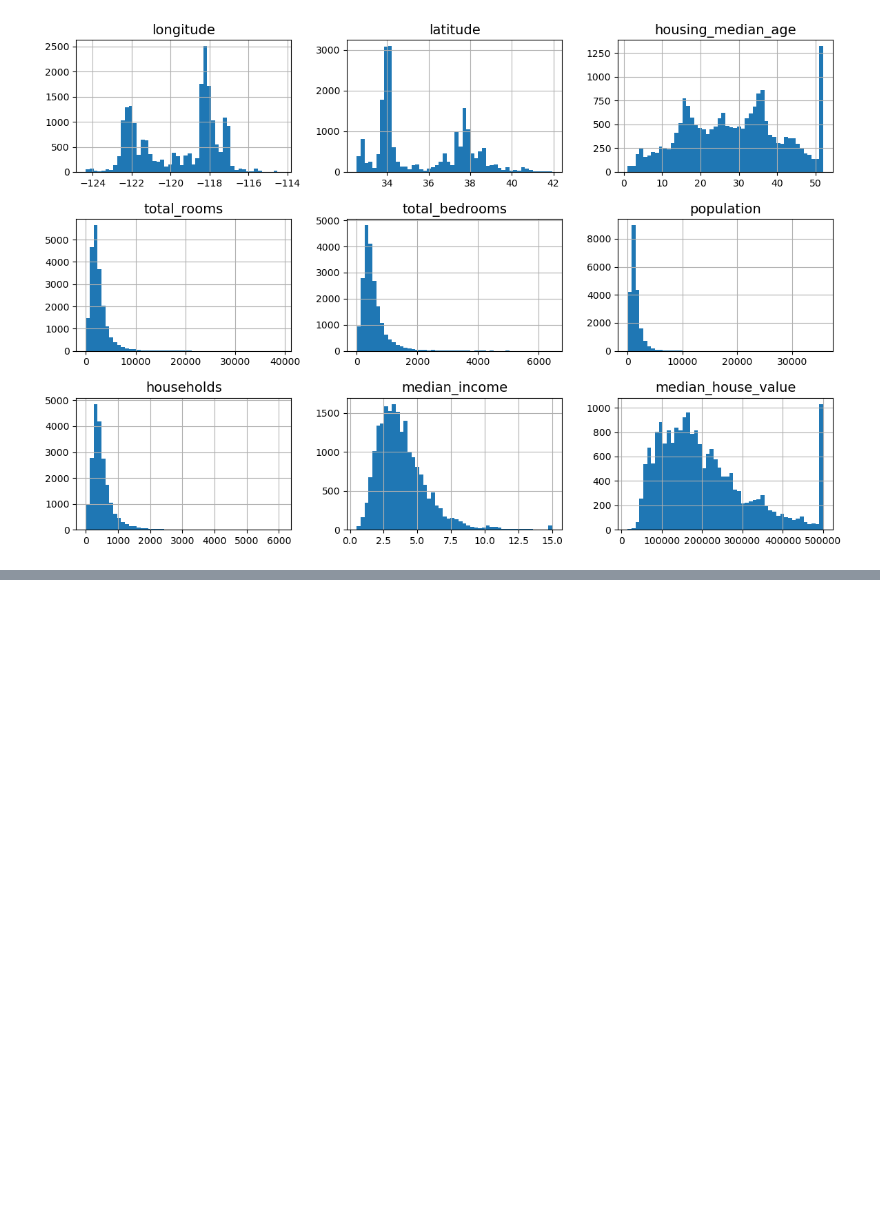
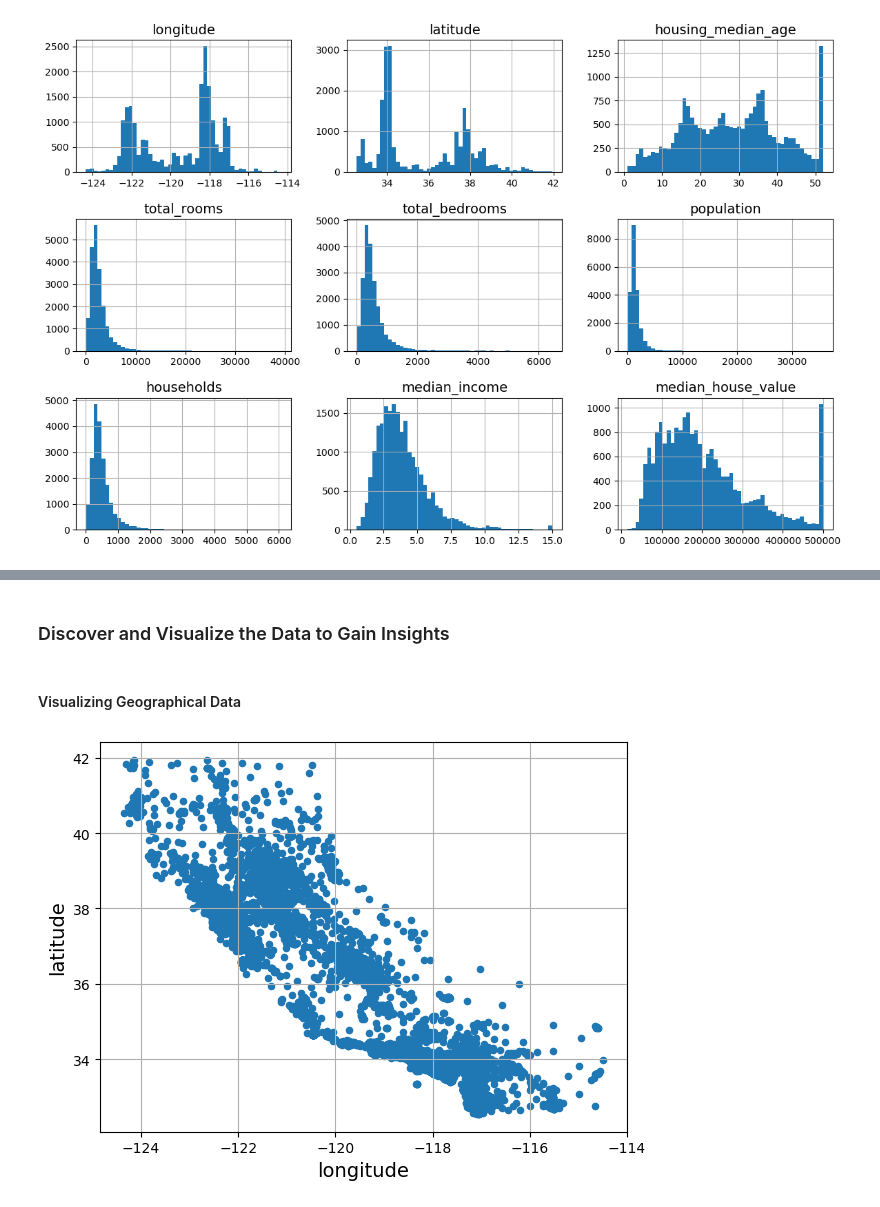
Before and after one commit to Roozeppe/Machine_Learning_Projects, a Jupyter notebook: housing_cali.ipynb, the cells around one changed output, grey strips where cells are left out. Cells and saved outputs as stored; diff of their text form; code cells hidden in the pictures; blank space fills up the shorter version.

```diff
--- a/housing_cali.ipynb
+++ b/housing_cali.ipynb
@@ -105,0 +119,3 @@ plt.show()
+# %%
+from sklearn.model_selection import train_test_split
+strat_train_set, strat_test_set = train_test_split(housing, test_size=0.2, stratify=housing['income_cat'], random_state=51)
@@ -105,0 +126,12 @@ plt.show()
+# %% [markdown]
+### Discover and Visualize the Data to Gain Insights
+# %%
+housing = strat_train_set.copy()
+# %% [markdown]
+#### Visualizing Geographical Data
+# %%
+housing.plot(kind="scatter", x="longitude", y="latitude", grid=True)
+save_fig("bad_visualization_plot")  # extra code
+plt.show()
+# %% [output]
+[figure, added]
```
Also changed, not shown: parts of 6 cells of this notebook.
